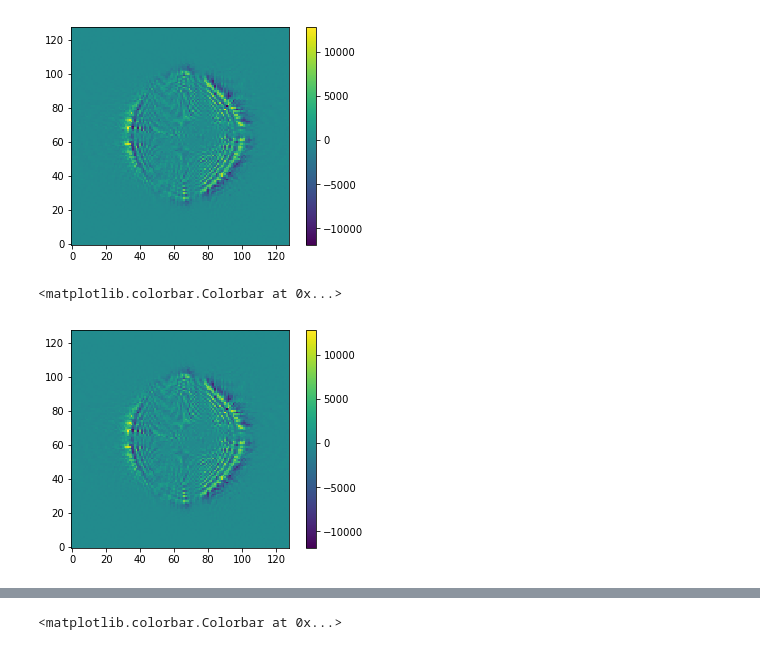
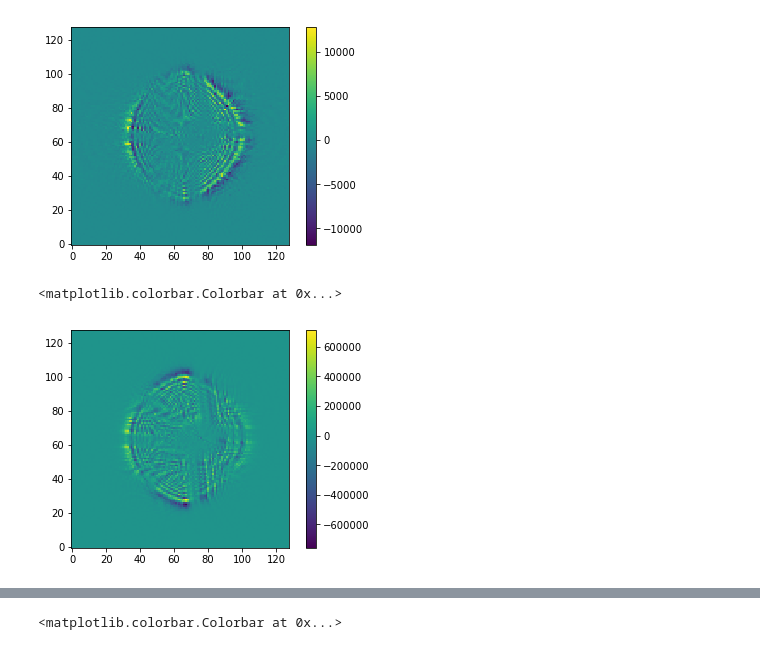
Before and after one commit to jmeyers314/5planes, a Jupyter notebook: HSC Donut.ipynb, the cells around one changed output, grey strips where cells are left out. Drawn from its saved outputs; the diff is of its cells as text; code cells hidden in the pictures.

```diff
--- a/HSC Donut.ipynb
+++ b/HSC Donut.ipynb
@@ -138,11 +133,11 @@ plt.colorbar()
 <matplotlib.colorbar.Colorbar at 0x...>
 [figure]
 # %%
-plt.imshow(huygensParaxial.array - paraxialFFT.array[::8,::8])
+plt.imshow(huygensParaxial.array - fftPSF.array[::8,::8])
 plt.colorbar()
 # %% [output]
 <matplotlib.colorbar.Colorbar at 0x...>
-[figure, old version]
+[figure, new version]
 # %%
 # Now we can form galsim objects and project onto the same sky.
 paraxialFFTObj = galsim.InterpolatedImage(
```
Also changed, not shown: parts of 5 cells of this notebook, 14 other files.
